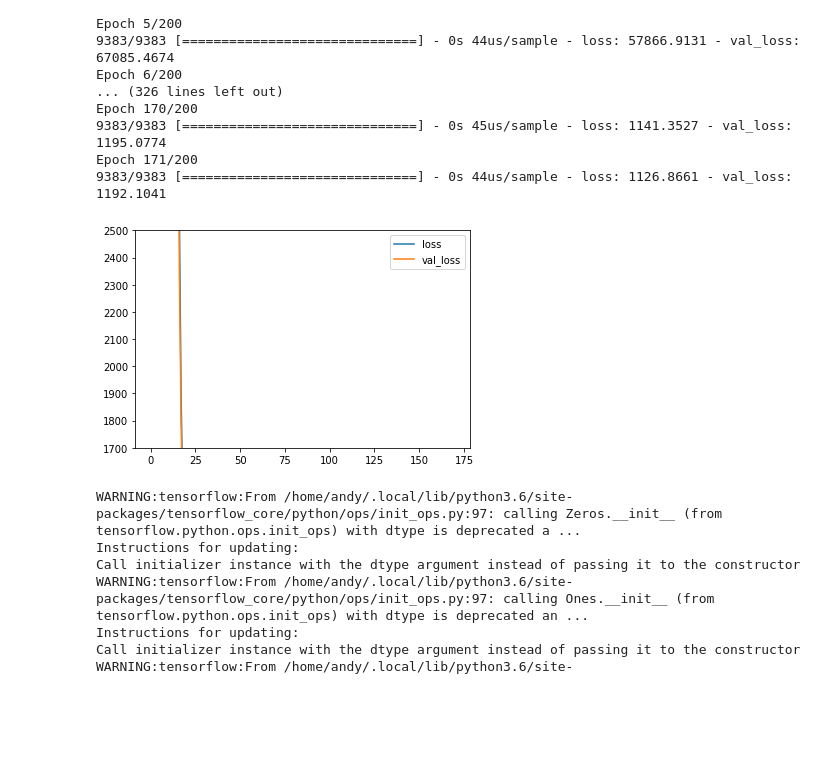
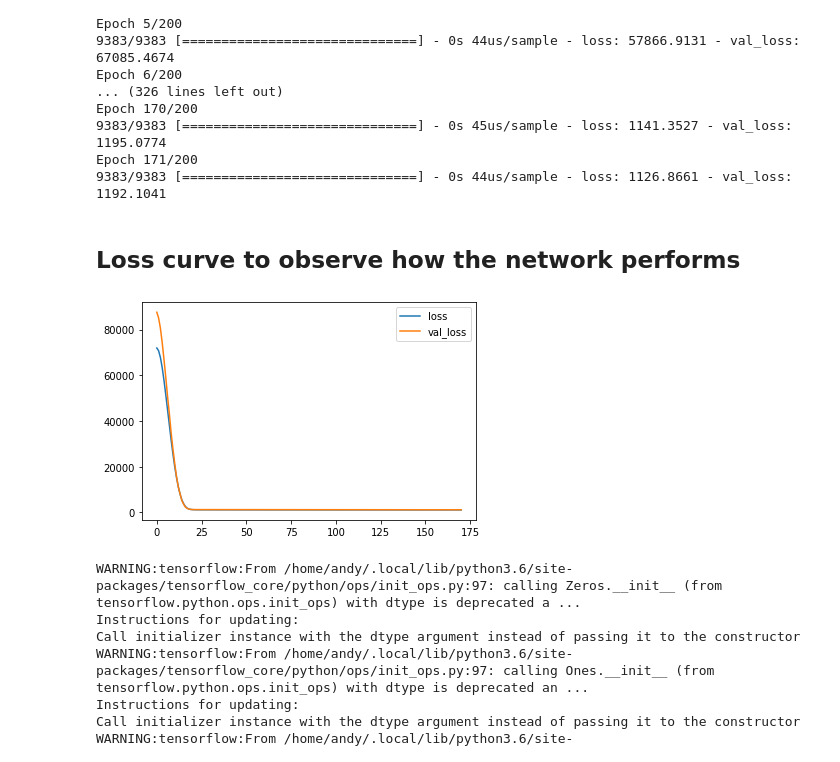
Before and after one commit to andyPhysics/CosmicRay, a Jupyter notebook: NN/NN_fitter.ipynb, the cells around one changed output. Drawn from its saved outputs; the diff is of its cells as text; code cells hidden in the pictures; blank space fills up the shorter version.

```diff
--- a/NN/NN_fitter.ipynb
+++ b/NN/NN_fitter.ipynb
@@ -572,17 +539,18 @@ Epoch 170/200
 9383/9383 [==============================] - 0s 45us/sample - loss: 1141.3527 - val_loss: 1195.0774
 Epoch 171/200
 9383/9383 [==============================] - 0s 44us/sample - loss: 1126.8661 - val_loss: 1192.1041
+# %% [markdown]
+## Loss curve to observe how the network performs
 # %%
 loss = history.history['loss']
 val_loss = history.history['val_loss']
 # %%
 plt.plot(loss,label='loss')
 plt.plot(val_loss,label='val_loss')
 plt.legend()
-plt.ylim(1700,2500)
-plt.savefig('loss_curve.png')
+plt.show()
 # %% [output]
-[figure, old version]
+[figure, new version]
 # %%
 best_model = load_model('model_coinc_best.h5')
 # %% [output]
```
Also changed, not shown: parts of 16 cells of this notebook.
